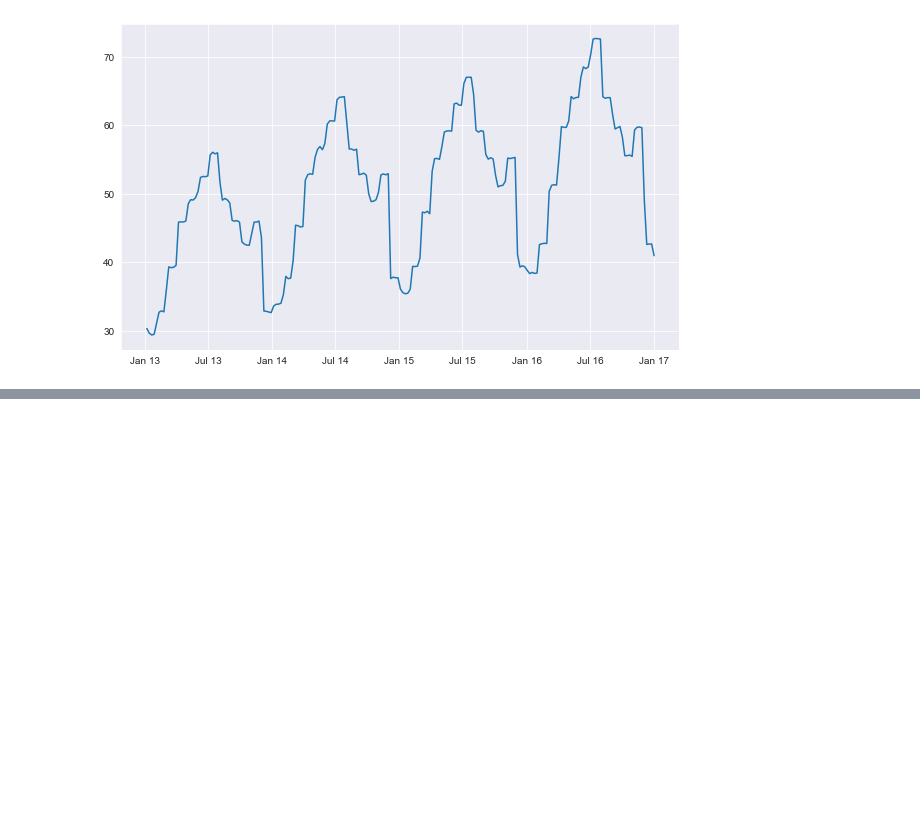
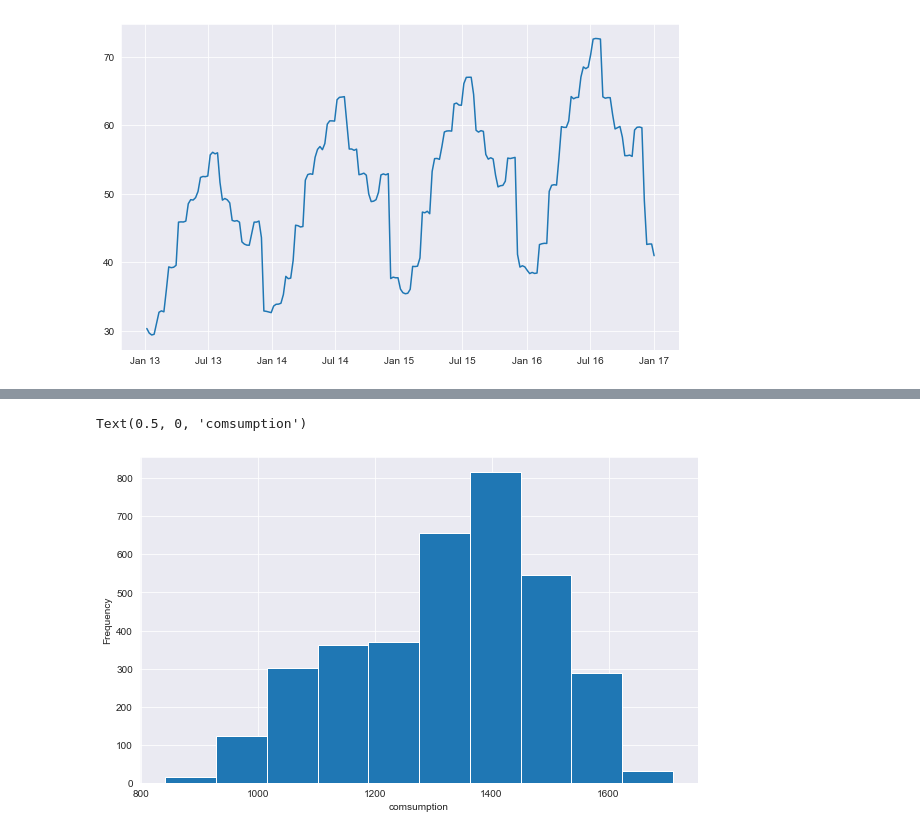
Before and after one commit to rajeshlamichhane04/time-series-exercises, a Jupyter notebook: explore.ipynb, the cells around one changed output, grey strips where cells are left out. Drawn from its saved outputs; the diff is of its cells as text; code cells hidden in the pictures; blank space fills up the shorter version.

```diff
--- a/explore.ipynb
+++ b/explore.ipynb
@@ -298,0 +350,4 @@ ax.xaxis.set_major_formatter(DateFormatter('%b %y'))
+# %%
+#set the target
+y = train.Consumption
+y.head()
@@ -298,0 +362,7 @@ ax.xaxis.set_major_formatter(DateFormatter('%b %y'))
+# %%
+#visualise target
+y.plot.hist()
+plt.xlabel("comsumption")
+# %% [output]
+Text(0.5, 0, 'comsumption')
+[figure, added]
```
Also changed, not shown: parts of 22 cells of this notebook.
